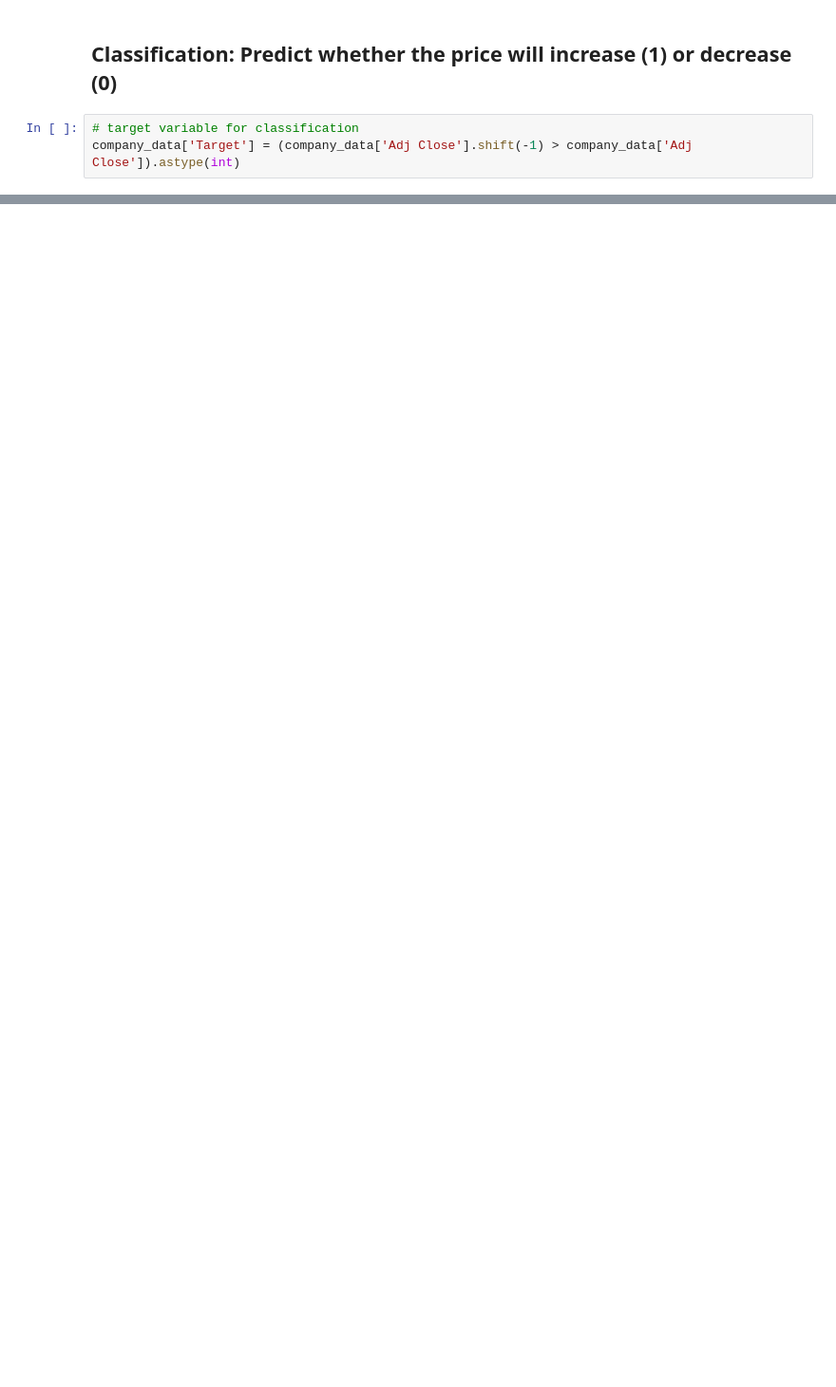
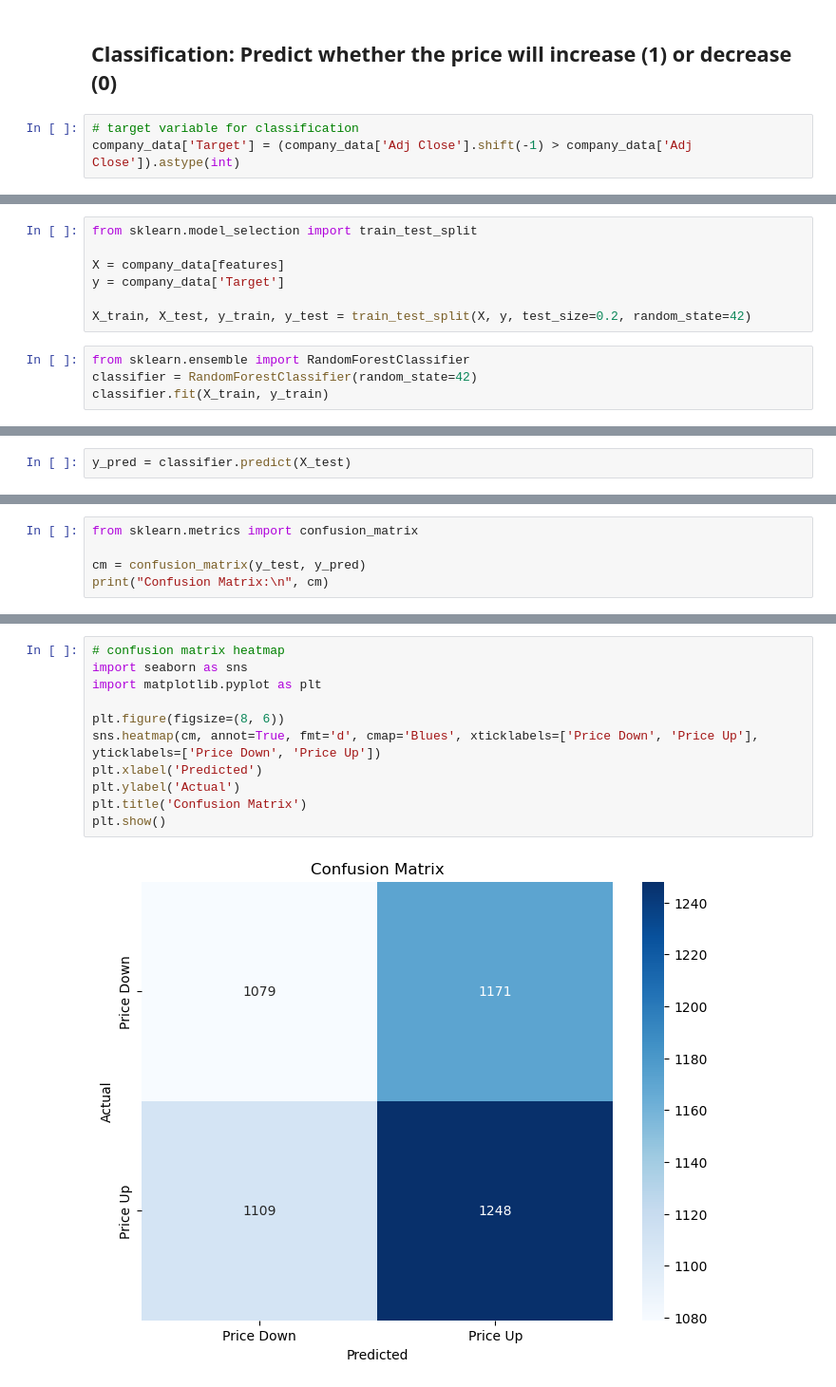
Before and after one commit to aryaandperimeter/stockprojections, a Jupyter notebook: stonks.ipynb, the cells around one changed output, grey strips where cells are left out. Shown at 95% size. Drawn from its saved outputs; the diff is of its cells as text; blank space fills up the shorter version.

```diff
--- a/stonks.ipynb
+++ b/stonks.ipynb
@@ -366,0 +379,11 @@ company_data['Target'] = (company_data['Adj Close'].shift(-1) > company_data['Ad
+# %%
+from sklearn.model_selection import train_test_split
+
+X = company_data[features]
+y = company_data['Target']
+
+X_train, X_test, y_train, y_test = train_test_split(X, y, test_size=0.2, random_state=42)
+# %%
+from sklearn.ensemble import RandomForestClassifier
+classifier = RandomForestClassifier(random_state=42)
+classifier.fit(X_train, y_train)
@@ -366,0 +392,2 @@ company_data['Target'] = (company_data['Adj Close'].shift(-1) > company_data['Ad
+# %%
+y_pred = classifier.predict(X_test)
@@ -366,0 +403,5 @@ company_data['Target'] = (company_data['Adj Close'].shift(-1) > company_data['Ad
+# %%
+from sklearn.metrics import confusion_matrix
+
+cm = confusion_matrix(y_test, y_pred)
+print("Confusion Matrix:\n", cm)
@@ -366,0 +425,13 @@ company_data['Target'] = (company_data['Adj Close'].shift(-1) > company_data['Ad
+# %%
+# confusion matrix heatmap
+import seaborn as sns
+import matplotlib.pyplot as plt
+
+plt.figure(figsize=(8, 6))
+sns.heatmap(cm, annot=True, fmt='d', cmap='Blues', xticklabels=['Price Down', 'Price Up'], yticklabels=['Price Down', 'Price Up'])
+plt.xlabel('Predicted')
+plt.ylabel('Actual')
+plt.title('Confusion Matrix')
+plt.show()
+# %% [output]
+[figure, added]
```
Also changed, not shown: parts of 22 cells of this notebook.
